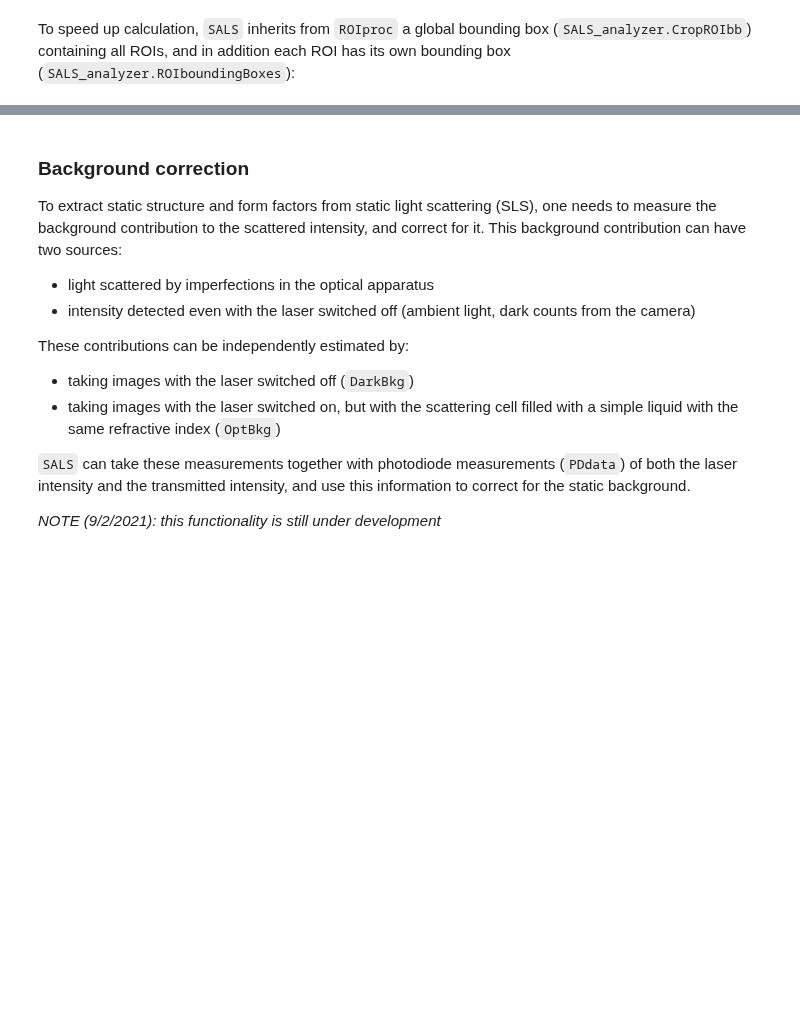
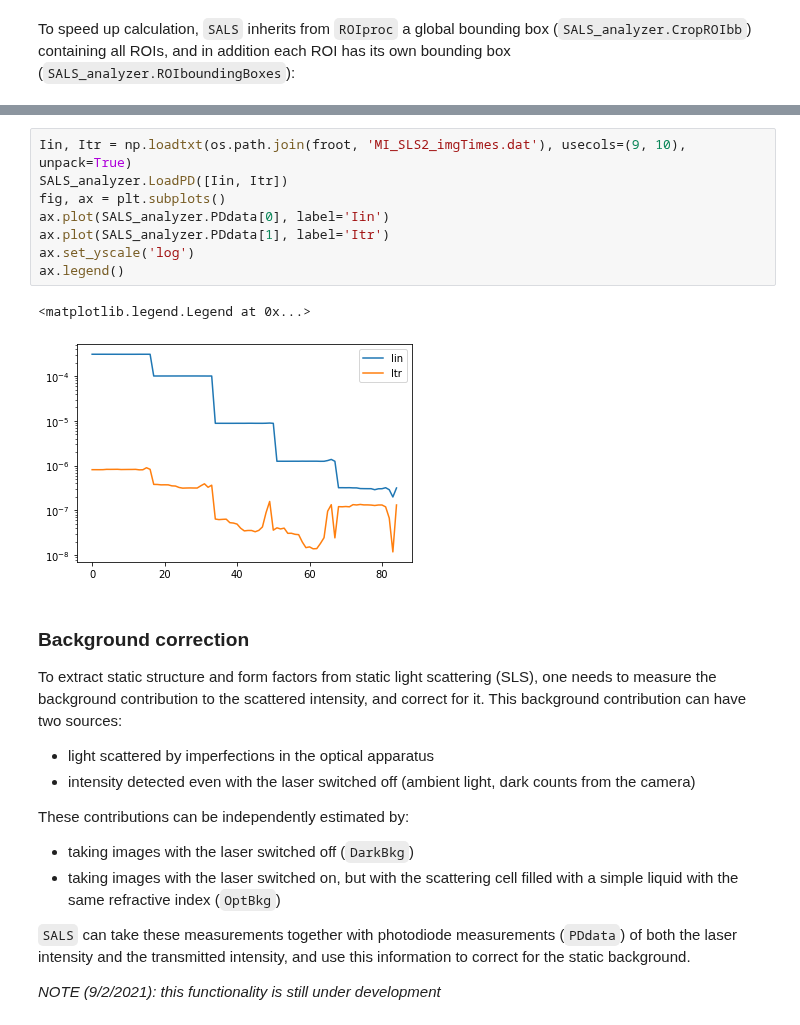
Before and after one commit to steaime/DSHpy, a Jupyter notebook: tutorial5_SALS.ipynb, the cells around one changed output, grey strips where cells are left out. Drawn from its saved outputs; the diff is of its cells as text; blank space fills up the shorter version.

```diff
--- a/tutorial5_SALS.ipynb
+++ b/tutorial5_SALS.ipynb
@@ -187,3 +195,14 @@ array([ 0.02     ,  0.0234549,  0.0275067,  0.0322584,  0.037831 ,
+# %%
+Iin, Itr = np.loadtxt(os.path.join(froot, 'MI_SLS2_imgTimes.dat'), usecols=(9, 10), unpack=True)
+SALS_analyzer.LoadPD([Iin, Itr])
+fig, ax = plt.subplots()
+ax.plot(SALS_analyzer.PDdata[0], label='Iin')
+ax.plot(SALS_analyzer.PDdata[1], label='Itr')
+ax.set_yscale('log')
+ax.legend()
+# %% [output]
+<matplotlib.legend.Legend at 0x...>
+[figure, added]
 # %% [markdown]
 ### Background correction
 
```
Also changed, not shown: parts of 17 cells of this notebook, 5 other files.
